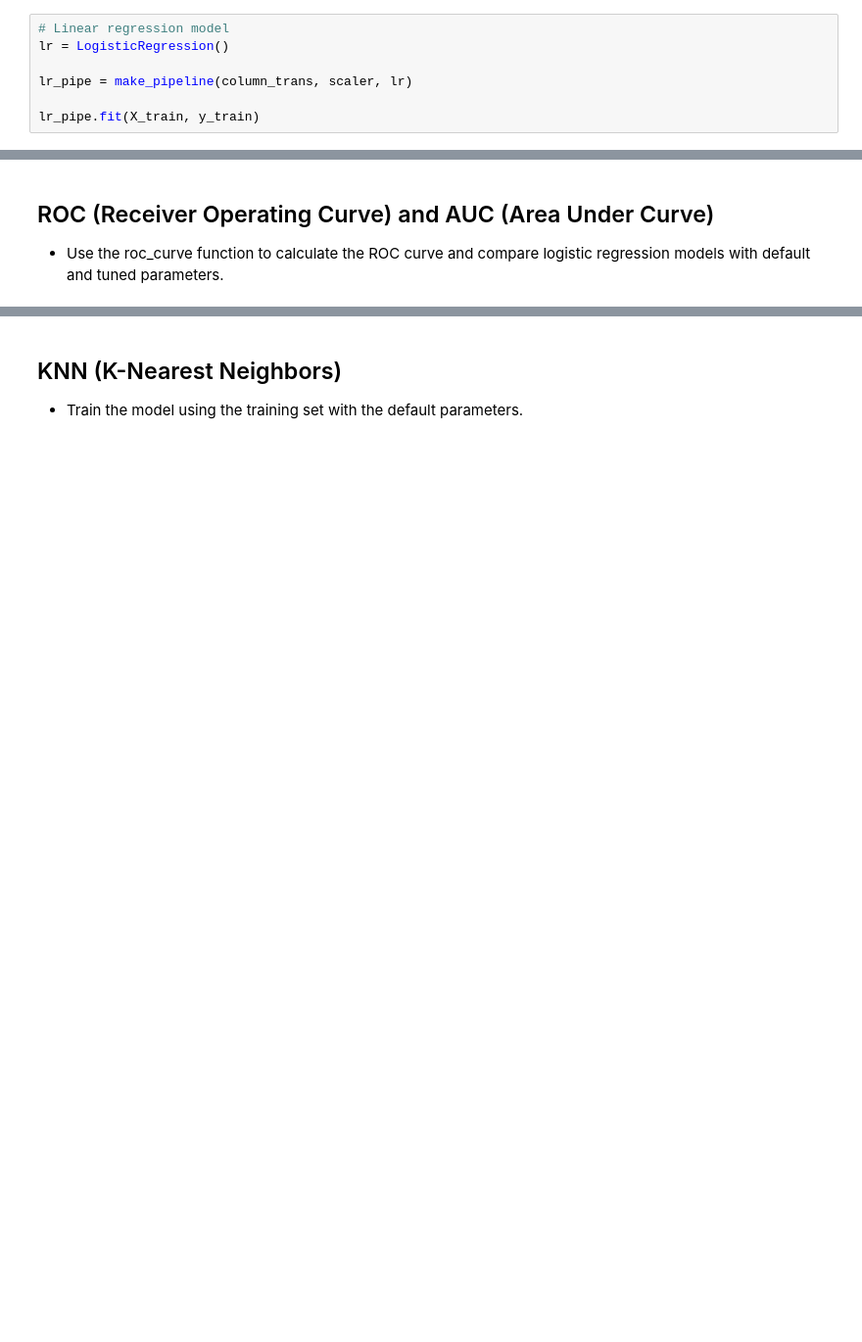
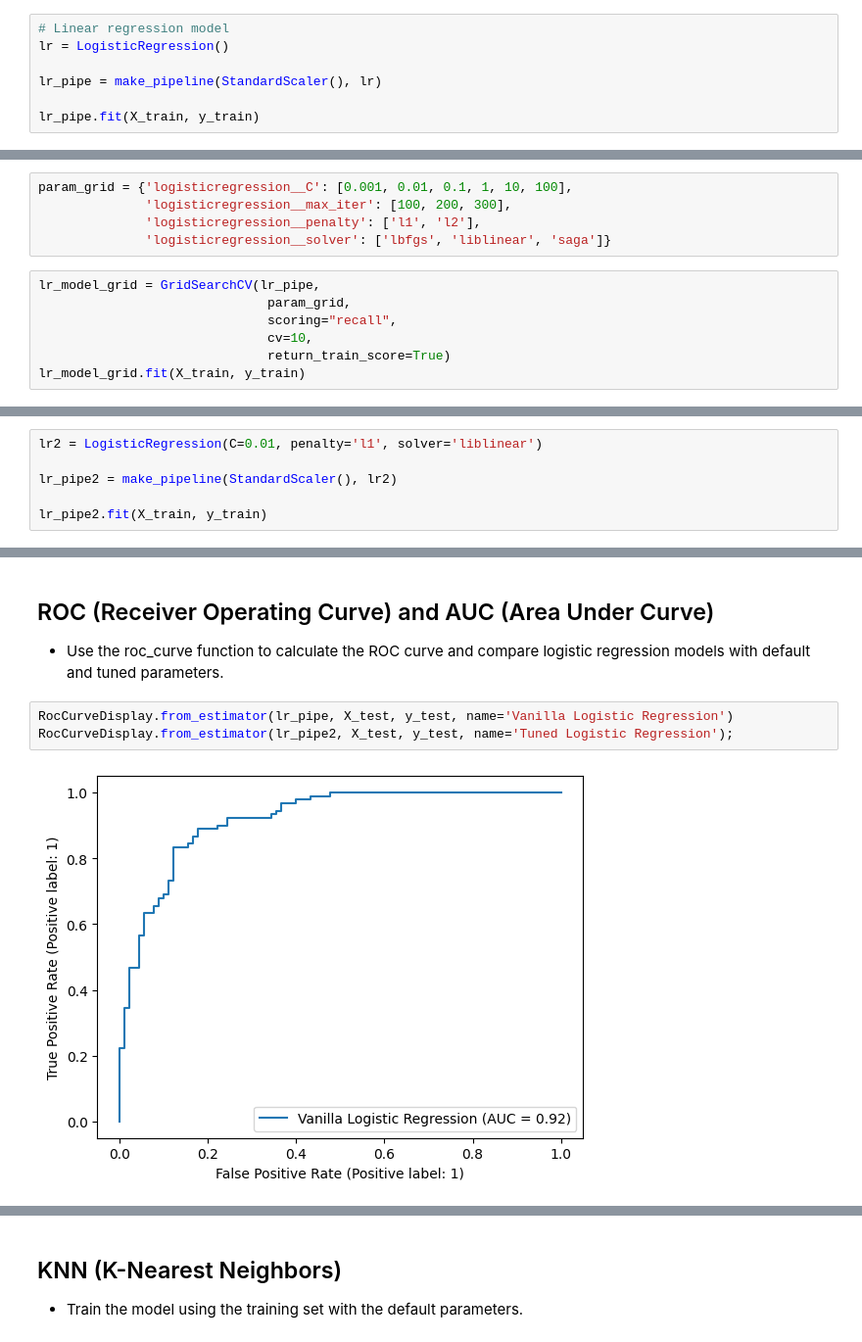
Before and after one commit to 0xArwa/soldier-race-prediction, a Jupyter notebook: week3/Classification HandsOn-1.ipynb, the cells around one changed output, grey strips where cells are left out. Shown at 98% size. Saved outputs shown, nothing was run; the diff lists cells and outputs as text; blank space fills up the shorter version.

```diff
--- a/week3/Classification HandsOn-1.ipynb
+++ b/week3/Classification HandsOn-1.ipynb
@@ -150,7 +166,7 @@ scaler = StandardScaler()
 # Linear regression model
 lr = LogisticRegression()
 
-lr_pipe = make_pipeline(column_trans, scaler, lr)
+lr_pipe = make_pipeline(StandardScaler(), lr)
 
 lr_pipe.fit(X_train, y_train)
 # %% [output]
@@ -183,0 +260,12 @@ def eval_metric(model, X_train, y_train, X_test, y_test):
+# %%
+param_grid = {'logisticregression__C': [0.001, 0.01, 0.1, 1, 10, 100],
+              'logisticregression__max_iter': [100, 200, 300],
+              'logisticregression__penalty': ['l1', 'l2'],
+              'logisticregression__solver': ['lbfgs', 'liblinear', 'saga']}
+# %%
+lr_model_grid = GridSearchCV(lr_pipe,
+                              param_grid,
+                              scoring="recall",
+                              cv=10,
+                              return_train_score=True)
+lr_model_grid.fit(X_train, y_train)
@@ -183,0 +290,6 @@ def eval_metric(model, X_train, y_train, X_test, y_test):
+# %%
+lr2 = LogisticRegression(C=0.01, penalty='l1', solver='liblinear')
+
+lr_pipe2 = make_pipeline(StandardScaler(), lr2)
+
+lr_pipe2.fit(X_train, y_train)
@@ -185,3 +320,8 @@ def eval_metric(model, X_train, y_train, X_test, y_test):
 ## ROC (Receiver Operating Curve) and AUC (Area Under Curve)
 
 - Use the roc_curve function to calculate the ROC curve and compare logistic regression models with default and tuned parameters.
+# %%
+RocCurveDisplay.from_estimator(lr_pipe, X_test, y_test, name='Vanilla Logistic Regression')
+RocCurveDisplay.from_estimator(lr_pipe2, X_test, y_test, name='Tuned Logistic Regression');
+# %% [output]
+[figure, added]
```
Also changed, not shown: parts of 43 cells of this notebook, 2 other files.
